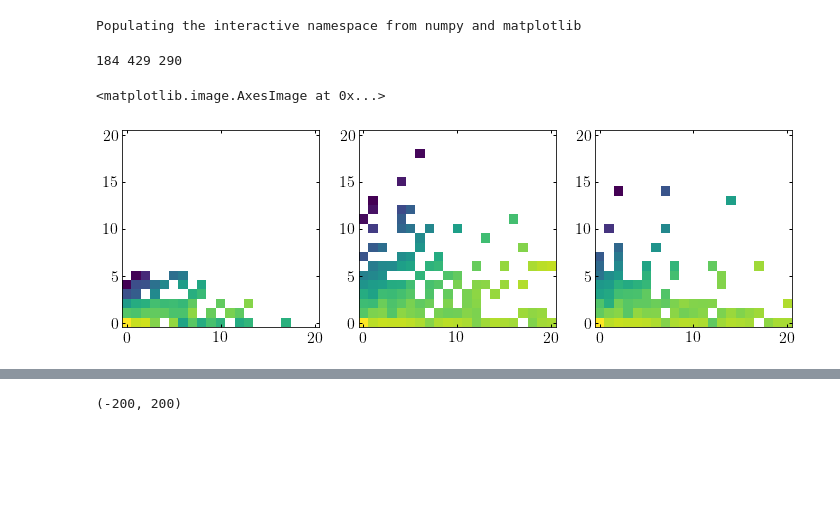
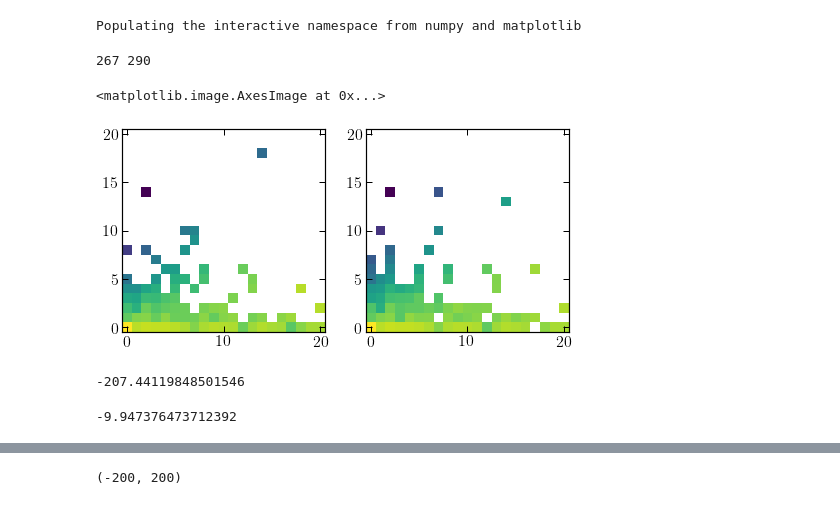
Before and after one commit to jngaravitoc/MW-LMC-SCF, a Jupyter notebook: notebooks/MWLMC_coeff.ipynb, the cells around one changed output, grey strips where cells are left out. Saved outputs shown, nothing was run; the diff lists cells and outputs as text; code cells hidden in the pictures; blank space fills up the shorter version.

Commit message:
MWLMC coefficients update

```diff
--- a/notebooks/MWLMC_coeff.ipynb
+++ b/notebooks/MWLMC_coeff.ipynb
@@ -13,12 +20,12 @@ Populating the interactive namespace from numpy and matplotlib
 # %%
 mass = 1.577212551813858917e-06
-path = '/media/ngaravito/4fb4fd3d-1665-4892-a18d-bdbb1185a07b/BFE/'
-covmat_lmc_path = 'bfe_LMC3_bound_b0_covmat_sample_'
-coeff_lmc_path = 'bfe_LMC3_bound_b0_coeff_sample_'
+path = '../data/interim/BFE/MWLMC3/'
+#covmat_lmc_path = 'bfe_LMC3_bound_b0_covmat_sample_'
+#coeff_lmc_path = 'bfe_LMC3_bound_b0_coeff_sample_'
 
-covmat_mwlmc_path = 'bfe_MWLMC3_unbound_100M_b0_covmat_sample_'
-coeff_mwlmc_path = 'bfe_MWLMC3_unbound_100M_b0_coeff_sample_'
+covmat_mwlmc_path = 'bfe_MWLMC_unbound_81_MWLMC3_100M_new_b1_covmat_sample_'
+coeff_mwlmc_path = 'bfe_MWLMC_unbound_81_MWLMC3_100M_new_b1_coeff_sample_'
 
-covmat_mw_path = 'bfe_MWLMC3_100M_b0_covmat_sample_'
-coeff_mw_path = 'bfe_MWLMC3_100M_b0_coeff_sample_'
+covmat_mw_path = 'bfe_MW_81_MWLMC3_100M_new_b1_covmat_sample_'
+coeff_mw_path = 'bfe_MW_81_MWLMC3_100M_new_b1_coeff_sample_'
 # %%
@@ -35,18 +42,18 @@ S_mw, T_mw, N_mw, SN_mw  = smooth_coeff(path+coeff_mw_path,
                                         0, 11, 20, 20, 20, 4,
                                         mass, snap=90, sn_out=1)
 # %%
-U_lmc = anlm.coeff_energy(S_lmc, T_lmc, 0, 21, 21)
-U_mwlmc = anlm.coeff_energy(S_mwlmc, T_mwlmc, 0, 21, 21)
-U_mw = anlm.coeff_energy(S_mw, T_mw, 0, 21, 21)
+#U_lmc = anlm.coeff_energy(S_lmc, T_lmc, 0, 21, 21)
+U_mwlmc = coeff_energy(S_mwlmc, T_mwlmc, 0, 21, 21)
+U_mw = coeff_energy(S_mw, T_mw, 0, 21, 21)
 # %%
-print(N_lmc, N_mw, N_mwlmc)
+print( N_mw, N_mwlmc)
 # %% [output]
-184 429 290
+267 290
 # %%
-fig, ax  = subplots(1, 3, figsize=(12, 4))
-ax[0].imshow(np.log10(np.abs(U_lmc)).T, origin='lower')
-ax[1].imshow(np.log10(np.abs(U_mw)).T, origin='lower')
-ax[2].imshow(np.log10(np.abs(U_mwlmc)).T, origin='lower')
+fig, ax  = subplots(1, 2, figsize=(8, 4))
+#ax[0].imshow(np.log10(np.abs(U_lmc)).T, origin='lower')
+ax[0].imshow(np.log10(np.abs(U_mw)).T, origin='lower')
+ax[1].imshow(np.log10(np.abs(U_mwlmc)).T, origin='lower')
 # %% [output]
 <matplotlib.image.AxesImage at 0x...>
-[figure, old version]
+[figure, new version]
@@ -52,0 +94,8 @@ ax[2].imshow(np.log10(np.abs(U_mwlmc)).T, origin='lower')
+# %%
+np.sum(U_mwlmc)
+# %% [output]
+-207.44119848501546
+# %%
+(np.sum(U_mwlmc) - np.sum(U_mw))/np.abs(np.sum(U_mwlmc))*100
+# %% [output]
+-9.947376473712392
```
Also changed, not shown: parts of 8 cells of this notebook.
